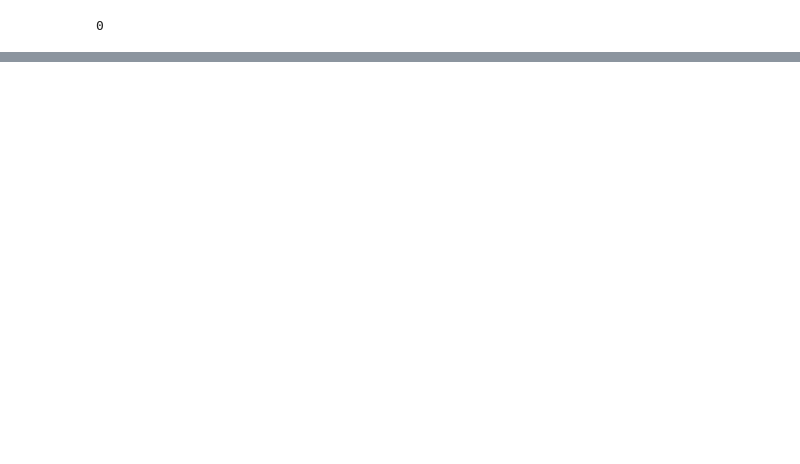
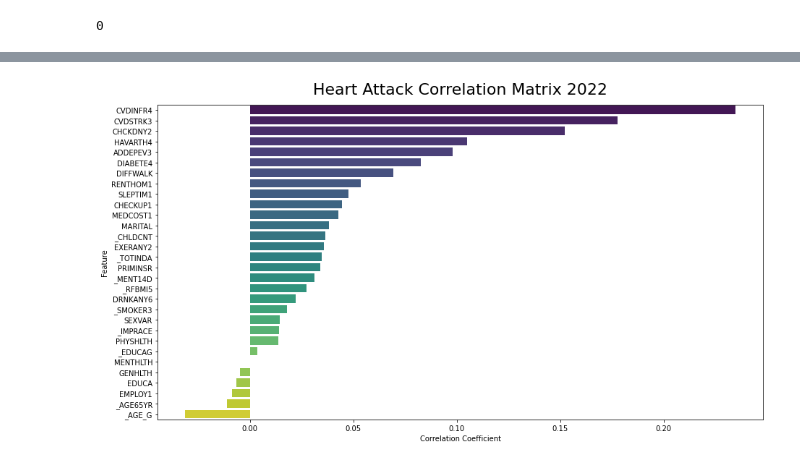
Before and after one commit to aemreusta/Heart-Attack-Prediction, a Jupyter notebook: notebooks/3.1-hyu-EDA-2022.ipynb, the cells around one changed output, grey strips where cells are left out. Cells and saved outputs as stored; diff of their text form; code cells hidden in the pictures; blank space fills up the shorter version.

```diff
--- a/notebooks/3.1-hyu-EDA-2022.ipynb
+++ b/notebooks/3.1-hyu-EDA-2022.ipynb
@@ -763,0 +352,23 @@ c
+# %%
+import pandas as pd
+
+# Assuming df is your DataFrame
+# Replace df with your actual DataFrame name
+
+# Specify the target column
+target_column = 'CVDCRHD4'
+
+# Calculate the correlation matrix
+correlation_matrix = df.corr()
+
+# Extract correlations with respect to the target column (excluding the target column itself)
+correlation_with_target = correlation_matrix[target_column].drop(target_column).sort_values(ascending=False)
+
+# Create a DataFrame to store the results
+correlation_results_df = pd.DataFrame({
+    'Feature': correlation_with_target.index,
+    '2022-Correlation_with_Target': correlation_with_target.values
+})
+
+# Display the correlation table
+correlation_results_df
@@ -763,0 +393,11 @@ c
+# %%
+# Plot the correlations
+plt.figure(figsize=(15, 8))
+sns.barplot(x=correlation_with_target.values, y=correlation_with_target.index, palette="viridis")
+plt.title('Heart Attack Correlation Matrix 2022', fontsize = 22 , y=1.02)
+plt.savefig(r"..\graphs\EDA\2022\\" + "heart-attack-corr-matrix-2022.png", facecolor = "white", bbox_inches = "tight", pad_inches = 0.3)
+plt.xlabel('Correlation Coefficient')
+plt.ylabel('Feature')
+plt.show()
+# %% [output]
+[figure, added]
```
Also changed, not shown: parts of 66 cells of this notebook.
